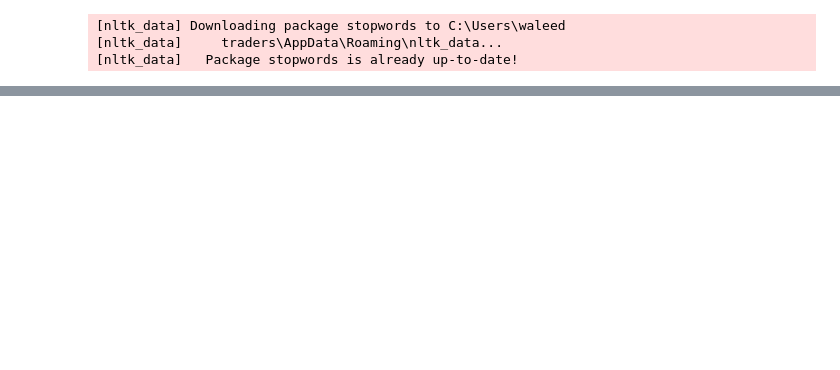
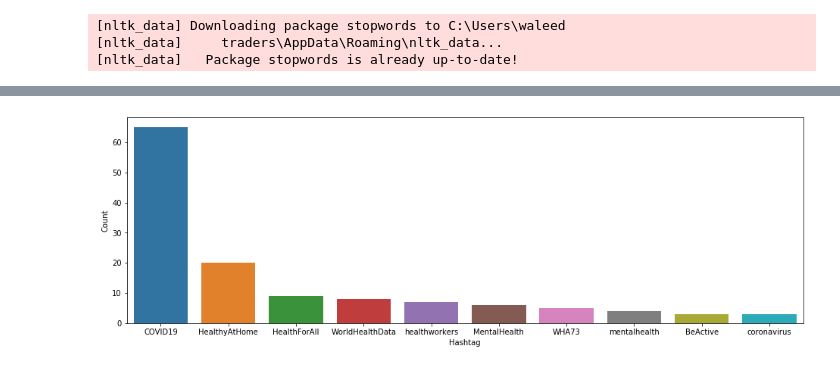
Before and after one commit to AnwarJamal16/Blogpost, a Jupyter notebook: sentiment_analysis.ipynb, the cells around one changed output, grey strips where cells are left out. Drawn from its saved outputs; the diff is of its cells as text; code cells hidden in the pictures; blank space fills up the shorter version.

```diff
--- a/sentiment_analysis.ipynb
+++ b/sentiment_analysis.ipynb
@@ -27,0 +243,32 @@ from wordcloud import WordCloud,STOPWORDS
+# %%
+def extract_hashtags(tweets):
+
+    """
+    Collect hashtags from tweets list by find tweets
+    that start with #
+    """
+
+    hashtags = []
+    # Loop over the words in the tweet
+    for tweet in tweets:
+        hashtag = re.findall(r"#(\w+)", tweet.text)
+        hashtags.append(hashtag)
+
+    return hashtags
+
+# extracting hashtags from tweets
+hashtag = extract_hashtags(tweets)
+# unnesting list
+hashtag = sum(hashtag,[])
+# %%
+a = nltk.FreqDist(hashtag)
+d = pd.DataFrame({'Hashtag': list(a.keys()),
+                  'Count': list(a.values())})
+# selecting top 10 most frequent hashtags
+d = d.nlargest(columns="Count", n = 10)
+plt.figure(figsize=(16,5))
+ax = sns.barplot(data=d, x= "Hashtag", y = "Count")
+ax.set(ylabel = 'Count')
+plt.show()
+# %% [output]
+[figure, added]
```
Also changed, not shown: parts of 12 cells of this notebook, 1 other file.
